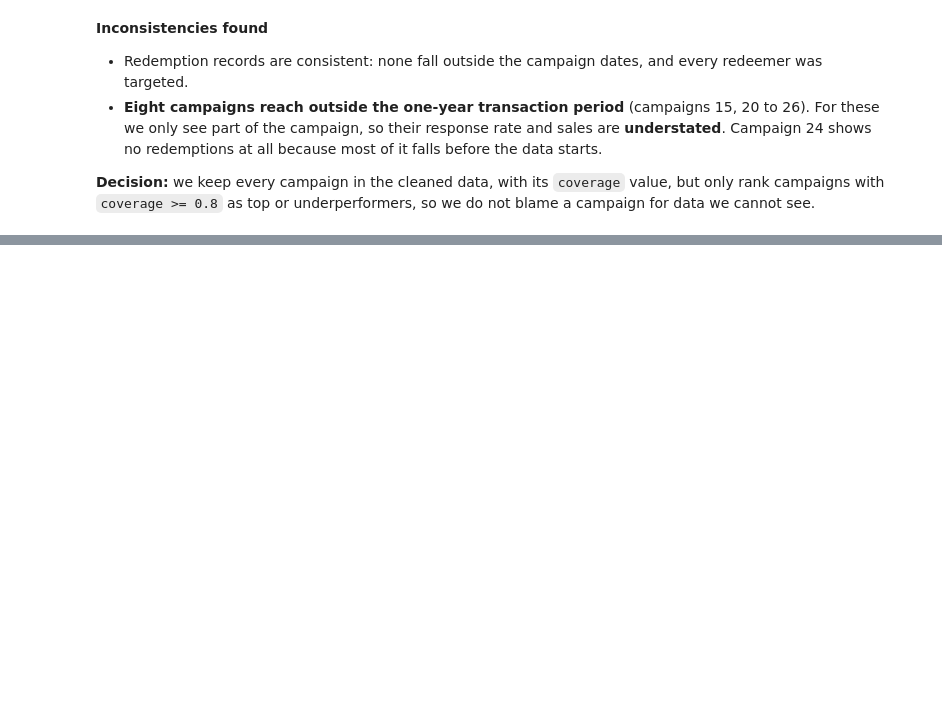
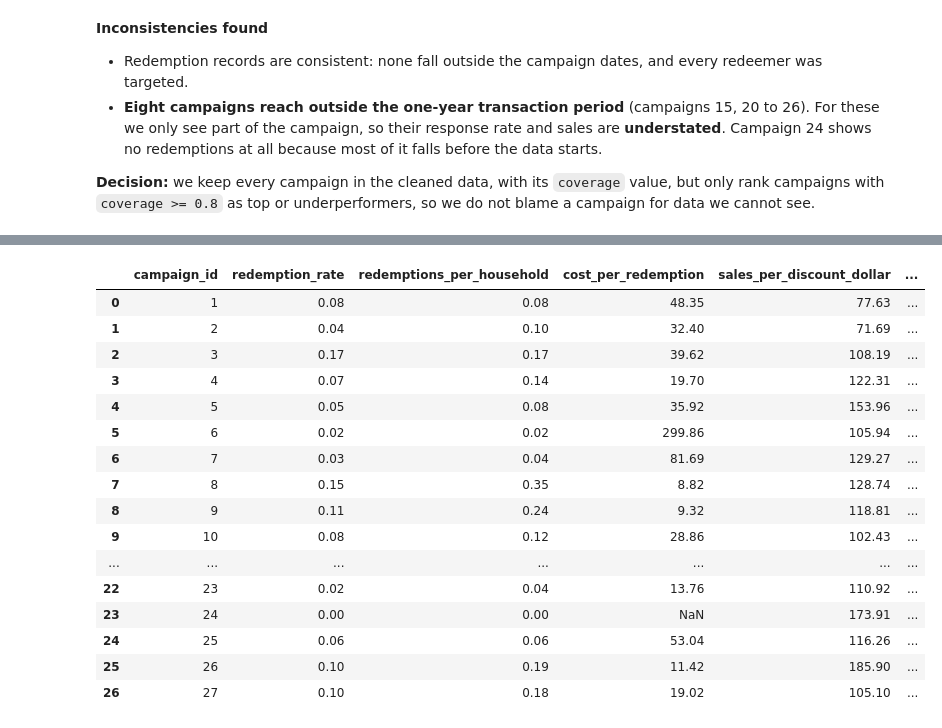
Before and after one commit to suhaivmansingh/Marketing_Campaign_Analysis, a Jupyter notebook: Marketing_Campaign_Analysis.ipynb, the cells around one changed output, grey strips where cells are left out. Saved outputs shown, nothing was run; the diff lists cells and outputs as text; code cells hidden in the pictures; blank space fills up the shorter version.

```diff
--- a/Marketing_Campaign_Analysis.ipynb
+++ b/Marketing_Campaign_Analysis.ipynb
@@ -316,0 +326,15 @@ Campaigns with zero redemptions: [24]
+# %%
+# Household-level engagement over the whole year: number of shopping trips (baskets) and total sales
+household_activity = transactions.groupby("household_id").agg(
+    total_baskets=("basket_id", "nunique"),
+    total_sales=("sales_value", "sum"),
+).reset_index()
+
+# How many campaigns did each household receive?
+campaigns_received = campaigns.groupby("household_id").size().reset_index(name="campaigns_received")
+
+# How many coupons were offered in each campaign (unique coupons only)
+coupons_offered = coupons.groupby("campaign_id")["coupon_upc"].nunique().reset_index(name="coupons_offered")
+
+# How many coupons did each household redeem in each campaign?
+redeemed_counts = redemptions.groupby(["household_id", "campaign_id"]).size().reset_index(name="redemptions")
@@ -316,0 +427,32 @@ Campaigns with zero redemptions: [24]
+# %%
+# Campaign-level features
+campaign_summary["redemption_rate"] = campaign_summary["redeeming_households"] / campaign_summary["targeted_households"]
+campaign_summary["redemptions_per_household"] = campaign_summary["redemptions"] / campaign_summary["targeted_households"]
+campaign_summary["cost_per_redemption"] = campaign_summary["discount_cost"] / campaign_summary["redemptions"]
+campaign_summary["sales_per_discount_dollar"] = campaign_summary["window_sales"] / campaign_summary["discount_cost"]
+campaign_summary["sales_per_household"] = campaign_summary["window_sales"] / campaign_summary["targeted_households"]
+campaign_summary["baskets_per_household"] = campaign_summary["window_baskets"] / campaign_summary["targeted_households"]
+campaign_summary["start_month"] = campaign_summary["start_date"].dt.month
+
+# Campaign 24 has no redemptions, so dividing by zero gives infinity. Make those values missing instead.
+campaign_summary = campaign_summary.replace([np.inf, -np.inf], np.nan)
+
+campaign_summary[["campaign_id", "redemption_rate", "redemptions_per_household", "cost_per_redemption", "sales_per_discount_dollar", "sales_per_household", "baskets_per_household", "start_month"]].round(2)
+# %% [output]
+|  | campaign_id | redemption_rate | redemptions_per_household | cost_per_redemption | sales_per_discount_dollar | ... |
+| 0 | 1 | 0.08 | 0.08 | 48.35 | 77.63 | ... |
+| 1 | 2 | 0.04 | 0.10 | 32.40 | 71.69 | ... |
+| 2 | 3 | 0.17 | 0.17 | 39.62 | 108.19 | ... |
+| 3 | 4 | 0.07 | 0.14 | 19.70 | 122.31 | ... |
+| 4 | 5 | 0.05 | 0.08 | 35.92 | 153.96 | ... |
+| 5 | 6 | 0.02 | 0.02 | 299.86 | 105.94 | ... |
+| 6 | 7 | 0.03 | 0.04 | 81.69 | 129.27 | ... |
+| 7 | 8 | 0.15 | 0.35 | 8.82 | 128.74 | ... |
+| 8 | 9 | 0.11 | 0.24 | 9.32 | 118.81 | ... |
+| 9 | 10 | 0.08 | 0.12 | 28.86 | 102.43 | ... |
+| ... | ... | ... | ... | ... | ... | ... |
+| 22 | 23 | 0.02 | 0.04 | 13.76 | 110.92 | ... |
+| 23 | 24 | 0.00 | 0.00 | NaN | 173.91 | ... |
+| 24 | 25 | 0.06 | 0.06 | 53.04 | 116.26 | ... |
+| 25 | 26 | 0.10 | 0.19 | 11.42 | 185.90 | ... |
+| 26 | 27 | 0.10 | 0.18 | 19.02 | 105.10 | ... |
```
Also changed, not shown: parts of 20 cells of this notebook, 2 other files.
